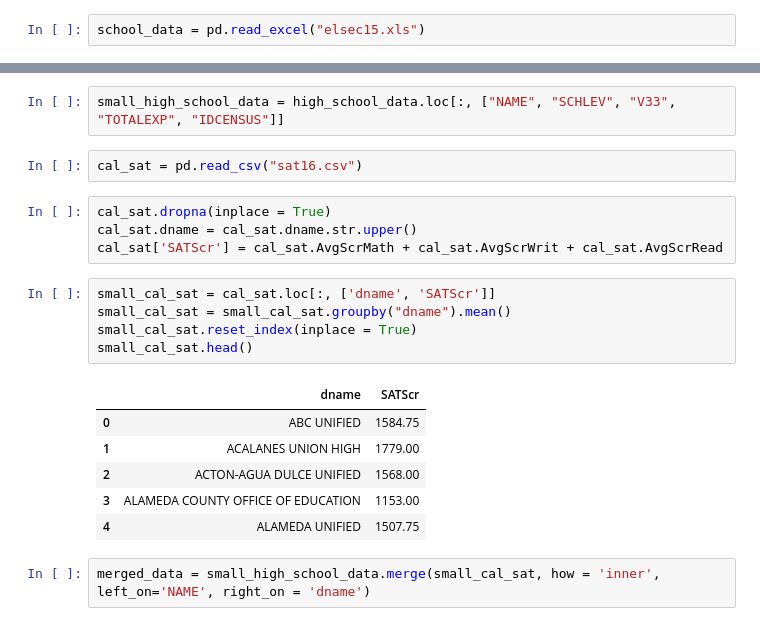
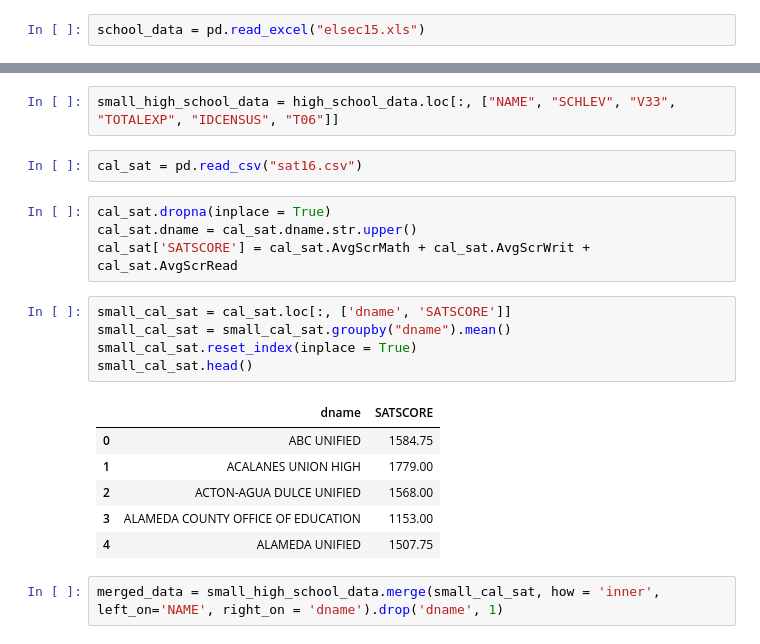
Before and after one commit to aniketmandalik/DSDProject1, a Jupyter notebook: Project 1.ipynb, the cells around one changed output, grey strips where cells are left out. Cells and saved outputs as stored; diff of their text form.

```diff
--- a/Project 1.ipynb
+++ b/Project 1.ipynb
@@ -46,22 +27,22 @@ high_school_data.NAME = high_school_data.NAME.str.replace(replace_term, "")
 # %%
-small_high_school_data = high_school_data.loc[:, ["NAME", "SCHLEV", "V33", "TOTALEXP", "IDCENSUS"]]
+small_high_school_data = high_school_data.loc[:, ["NAME", "SCHLEV", "V33", "TOTALEXP", "IDCENSUS", "T06"]]
 # %%
 cal_sat = pd.read_csv("sat16.csv")
 # %%
 cal_sat.dropna(inplace = True)
 cal_sat.dname = cal_sat.dname.str.upper()
-cal_sat['SATScr'] = cal_sat.AvgScrMath + cal_sat.AvgScrWrit + cal_sat.AvgScrRead
+cal_sat['SATSCORE'] = cal_sat.AvgScrMath + cal_sat.AvgScrWrit + cal_sat.AvgScrRead
 # %%
-small_cal_sat = cal_sat.loc[:, ['dname', 'SATScr']]
+small_cal_sat = cal_sat.loc[:, ['dname', 'SATSCORE']]
 small_cal_sat = small_cal_sat.groupby("dname").mean()
 small_cal_sat.reset_index(inplace = True)
 small_cal_sat.head()
 # %% [output]
-|  | dname | SATScr |
+|  | dname | SATSCORE |
 | 0 | ABC UNIFIED | 1584.75 |
 | 1 | ACALANES UNION HIGH | 1779.00 |
 | 2 | ACTON-AGUA DULCE UNIFIED | 1568.00 |
 | 3 | ALAMEDA COUNTY OFFICE OF EDUCATION | 1153.00 |
 | 4 | ALAMEDA UNIFIED | 1507.75 |
 # %%
-merged_data = small_high_school_data.merge(small_cal_sat, how = 'inner', left_on='NAME', right_on = 'dname')
+merged_data = small_high_school_data.merge(small_cal_sat, how = 'inner', left_on='NAME', right_on = 'dname').drop('dname', 1)
```
Also changed, not shown: parts of 9 cells of this notebook.
